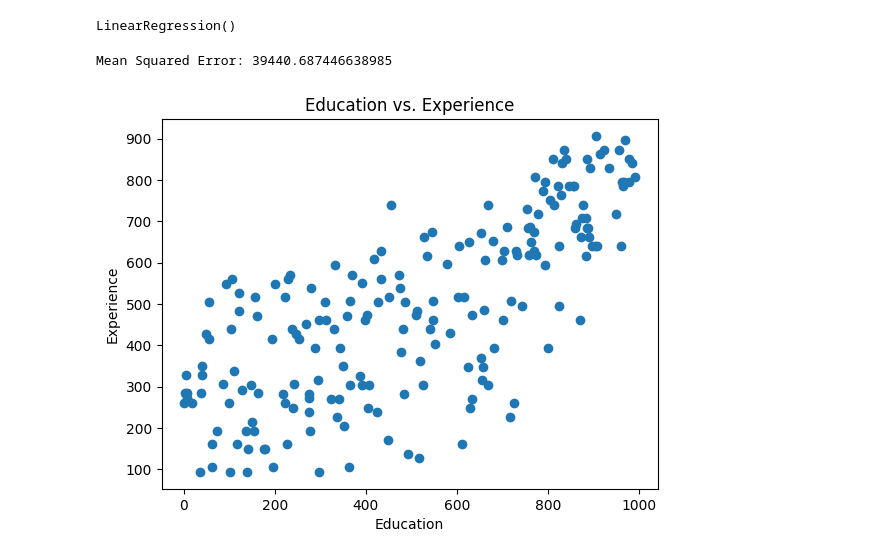
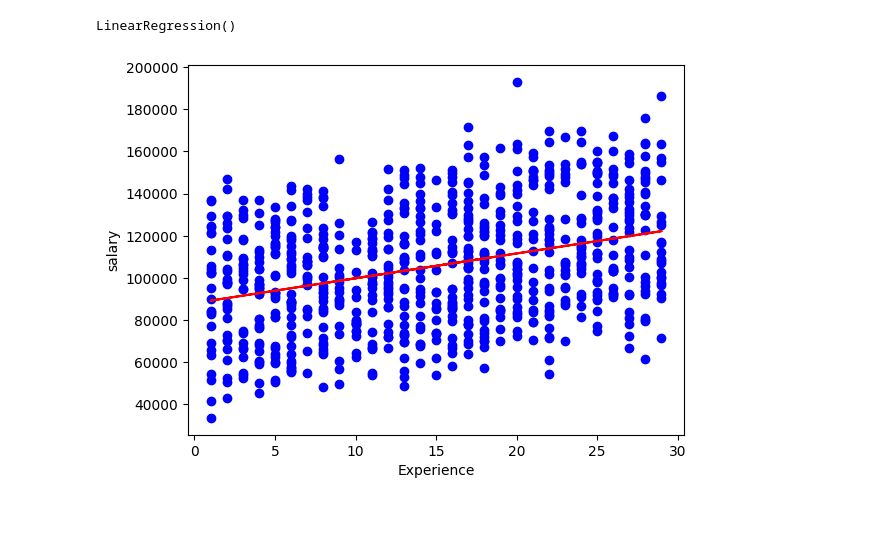
Before and after one commit to Tulasipotu08/hackathon, a Jupyter notebook: linearregression.ipynb, the cells around one changed output. Cells and saved outputs as stored; diff of their text form; code cells hidden in the pictures; blank space fills up the shorter version.

```diff
--- a/linearregression.ipynb
+++ b/linearregression.ipynb
@@ -54,8 +48,0 @@ df["Salary"]=le.fit_transform(df["Salary"])
-# %%
-le=LabelEncoder()
-df["Experience"]=le.fit_transform(df["Experience"])
-# %%
-le=LabelEncoder()
-df["Education"]=le.fit_transform(df["Education"])
-# %%
-df.dropna(inplace=True)
@@ -64 +49,4 @@ selected_features=['Education','Experience']
+# %%
+X=df.iloc[:, 1].values.reshape(-1,1)
+y=df.iloc[:, -1].values
 # %%
@@ -72,15 +58,11 @@ model.fit(X_train,y_train)
 LinearRegression()
 # %%
 y_pred=model.predict(X_test)
-mse=mean_squared_error(y_test,y_pred)
-print("Mean Squared Error:",mse)
-# %% [output]
-Mean Squared Error: 39440.687446638985
-# %%
-plt.scatter(y_test, y_pred)
-plt.xlabel("Education")  # Corrected from Xlabel to xlabel
-plt.ylabel("Experience")
-plt.title("Education vs. Experience")
-plt.show()
-# %% [output]
-[figure, removed]
+# %%
+plt.scatter(X_train, y_train,color='blue')
+plt.plot(X_train,model.predict(X_train),color='red')
+plt.xlabel("Experience")
+plt.ylabel("salary")
+plt.show()
+# %% [output]
+[figure, added]
```
Also changed, not shown: parts of 4 cells of this notebook.
